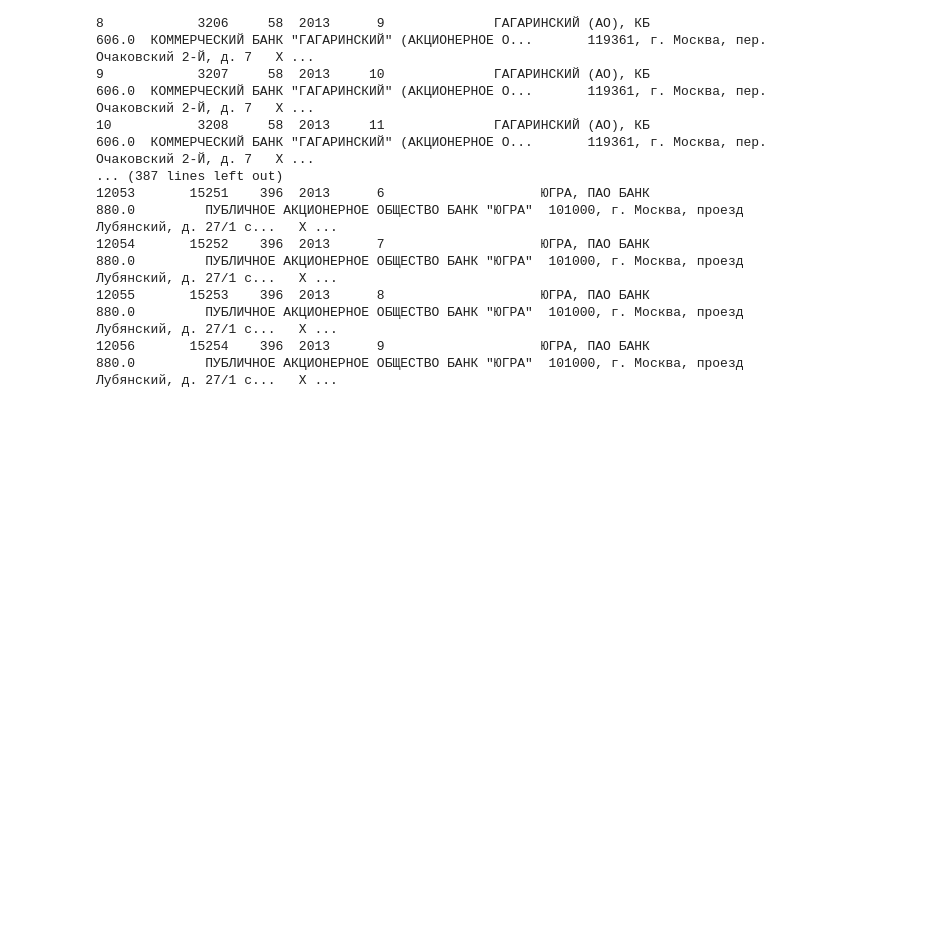
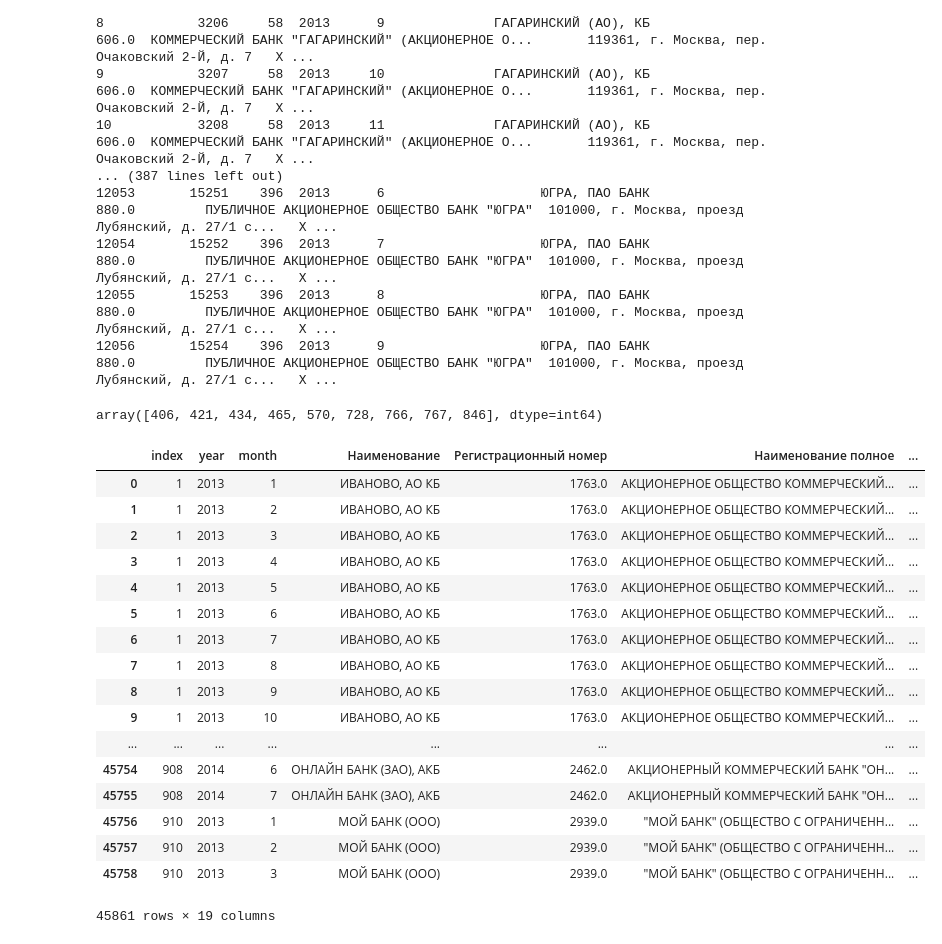
Before and after one commit to yuliak98/-2, a Jupyter notebook: ликвидация.ipynb, the cells around one changed output. Cells and saved outputs as stored; diff of their text form; code cells hidden in the pictures; blank space fills up the shorter version.

```diff
--- a/ликвидация.ipynb
+++ b/ликвидация.ipynb
@@ -2,7 +2,7 @@
 import numpy as np
 import pandas as pd
 
-df = pd.read_csv('ликвидация.csv', engine='python', sep=';', encoding='utf-8')
+df = pd.read_csv('final!.csv', engine='python', sep=';', encoding='utf-8')
 # %%
 pd.set_option('display.max_rows', 500)
 pd.set_option('display.max_columns', 500)
@@ -87,0 +90,25 @@ df
+# %%
+df1['index'].unique()
+# %% [output]
+array([406, 421, 434, 465, 570, 728, 766, 767, 846], dtype=int64)
+# %%
+df.iloc[:,:19]
+# %% [output]
+|  | index | year | month | Наименование | Регистрационный номер | Наименование полное | ... |
+| 0 | 1 | 2013 | 1 | ИВАНОВО, АО КБ | 1763.0 | АКЦИОНЕРНОЕ ОБЩЕСТВО КОММЕРЧЕСКИЙ... | ... |
+| 1 | 1 | 2013 | 2 | ИВАНОВО, АО КБ | 1763.0 | АКЦИОНЕРНОЕ ОБЩЕСТВО КОММЕРЧЕСКИЙ... | ... |
+| 2 | 1 | 2013 | 3 | ИВАНОВО, АО КБ | 1763.0 | АКЦИОНЕРНОЕ ОБЩЕСТВО КОММЕРЧЕСКИЙ... | ... |
+| 3 | 1 | 2013 | 4 | ИВАНОВО, АО КБ | 1763.0 | АКЦИОНЕРНОЕ ОБЩЕСТВО КОММЕРЧЕСКИЙ... | ... |
+| 4 | 1 | 2013 | 5 | ИВАНОВО, АО КБ | 1763.0 | АКЦИОНЕРНОЕ ОБЩЕСТВО КОММЕРЧЕСКИЙ... | ... |
+| 5 | 1 | 2013 | 6 | ИВАНОВО, АО КБ | 1763.0 | АКЦИОНЕРНОЕ ОБЩЕСТВО КОММЕРЧЕСКИЙ... | ... |
+| 6 | 1 | 2013 | 7 | ИВАНОВО, АО КБ | 1763.0 | АКЦИОНЕРНОЕ ОБЩЕСТВО КОММЕРЧЕСКИЙ... | ... |
+| 7 | 1 | 2013 | 8 | ИВАНОВО, АО КБ | 1763.0 | АКЦИОНЕРНОЕ ОБЩЕСТВО КОММЕРЧЕСКИЙ... | ... |
+| 8 | 1 | 2013 | 9 | ИВАНОВО, АО КБ | 1763.0 | АКЦИОНЕРНОЕ ОБЩЕСТВО КОММЕРЧЕСКИЙ... | ... |
+| 9 | 1 | 2013 | 10 | ИВАНОВО, АО КБ | 1763.0 | АКЦИОНЕРНОЕ ОБЩЕСТВО КОММЕРЧЕСКИЙ... | ... |
+| ... | ... | ... | ... | ... | ... | ... | ... |
+| 45754 | 908 | 2014 | 6 | ОНЛАЙН БАНК (ЗАО), АКБ | 2462.0 | АКЦИОНЕРНЫЙ КОММЕРЧЕСКИЙ БАНК "ОН... | ... |
+| 45755 | 908 | 2014 | 7 | ОНЛАЙН БАНК (ЗАО), АКБ | 2462.0 | АКЦИОНЕРНЫЙ КОММЕРЧЕСКИЙ БАНК "ОН... | ... |
+| 45756 | 910 | 2013 | 1 | МОЙ БАНК (ООО) | 2939.0 | "МОЙ БАНК" (ОБЩЕСТВО С ОГРАНИЧЕНН... | ... |
+| 45757 | 910 | 2013 | 2 | МОЙ БАНК (ООО) | 2939.0 | "МОЙ БАНК" (ОБЩЕСТВО С ОГРАНИЧЕНН... | ... |
+| 45758 | 910 | 2013 | 3 | МОЙ БАНК (ООО) | 2939.0 | "МОЙ БАНК" (ОБЩЕСТВО С ОГРАНИЧЕНН... | ... |
+45861 rows × 19 columns
```
Also changed, not shown: parts of 4 cells of this notebook, 15 other files.
